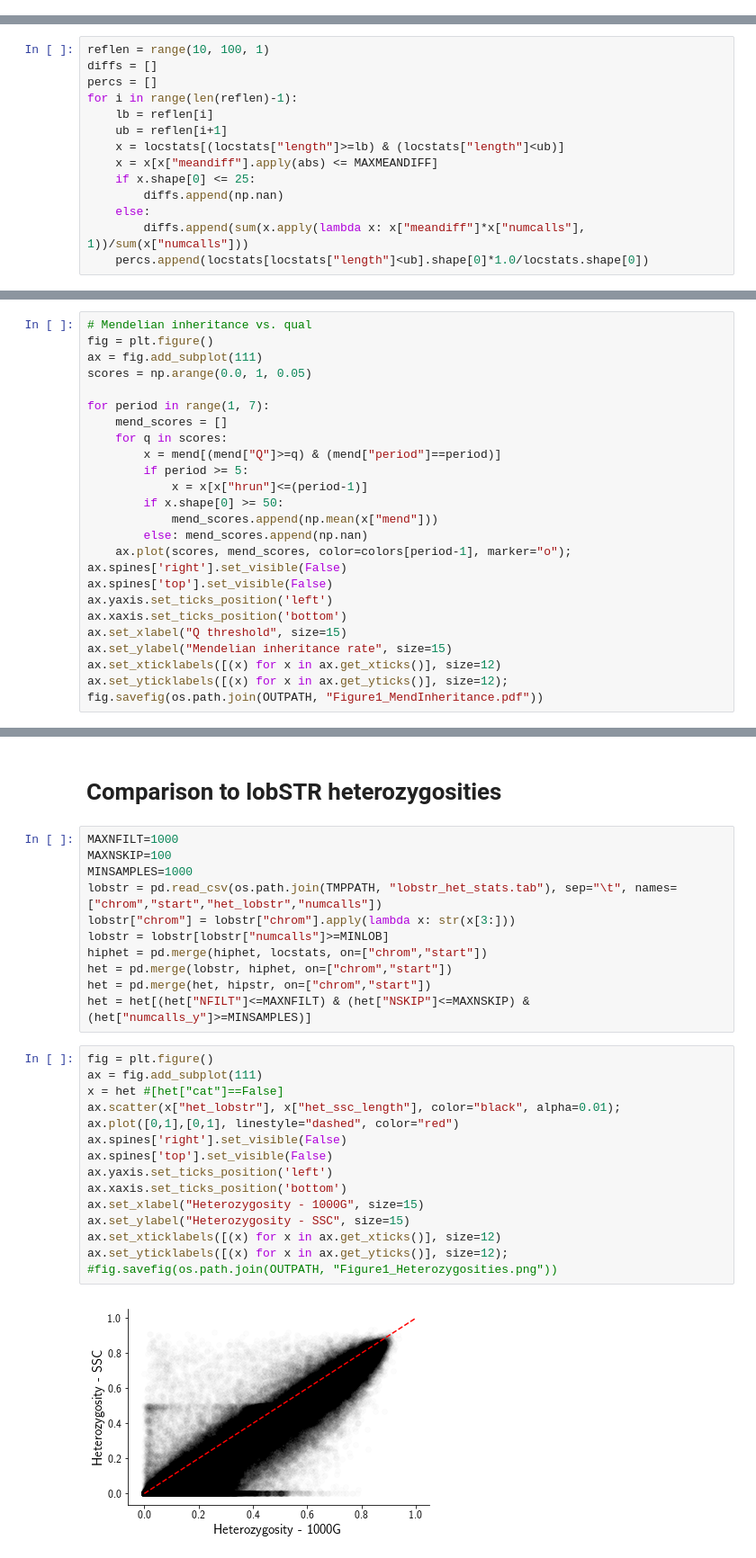
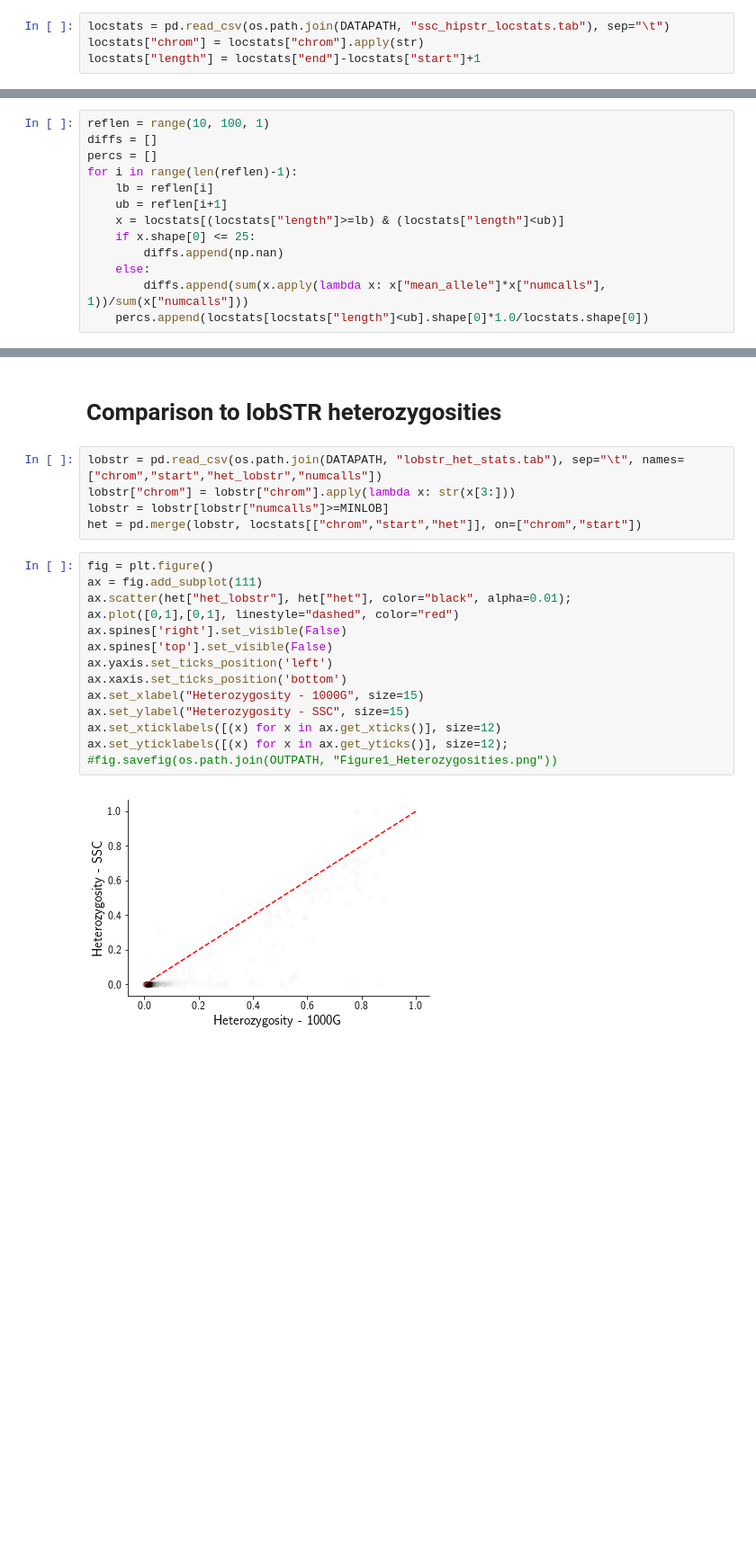
Before and after one commit to gymreklab/ssc-imputation, a Jupyter notebook: haplotype_paper/Figures/Figure1_SSCCallset.ipynb, the cells around one changed output, grey strips where cells are left out. Shown at 90% size. Drawn from its saved outputs; the diff is of its cells as text; blank space fills up the shorter version.

Commit message:
updating figure 1 notebook

```diff
--- a/haplotype_paper/Figures/Figure1_SSCCallset.ipynb
+++ b/haplotype_paper/Figures/Figure1_SSCCallset.ipynb
@@ -47 +32,5 @@ locstats = pd.merge(hrun[["chrom","start","hrun"]], locstats, on=["chrom","start
+# %%
+locstats = pd.read_csv(os.path.join(DATAPATH, "ssc_hipstr_locstats.tab"), sep="\t")
+locstats["chrom"] = locstats["chrom"].apply(str)
+locstats["length"] = locstats["end"]-locstats["start"]+1
 # %%
@@ -150,11 +77,10 @@ for i in range(len(reflen)-1):
     lb = reflen[i]
     ub = reflen[i+1]
     x = locstats[(locstats["length"]>=lb) & (locstats["length"]<ub)]
-    x = x[x["meandiff"].apply(abs) <= MAXMEANDIFF]
     if x.shape[0] <= 25:
         diffs.append(np.nan)
     else:
-        diffs.append(sum(x.apply(lambda x: x["meandiff"]*x["numcalls"], 1))/sum(x["numcalls"]))
+        diffs.append(sum(x.apply(lambda x: x["mean_allele"]*x["numcalls"], 1))/sum(x["numcalls"]))
     percs.append(locstats[locstats["length"]<ub].shape[0]*1.0/locstats.shape[0])
 # %%
 xmax = 100
@@ -259,25 +150,0 @@ ax.set_yticklabels([(x) for x in ax.get_yticks()], size=12);
-# %%
-# Mendelian inheritance vs. qual
-fig = plt.figure()
-ax = fig.add_subplot(111)
-scores = np.arange(0.0, 1, 0.05)
-
-for period in range(1, 7):
-    mend_scores = []
-    for q in scores:
-        x = mend[(mend["Q"]>=q) & (mend["period"]==period)]
-        if period >= 5:
-            x = x[x["hrun"]<=(period-1)]
-        if x.shape[0] >= 50:
-            mend_scores.append(np.mean(x["mend"]))
-        else: mend_scores.append(np.nan)
-    ax.plot(scores, mend_scores, color=colors[period-1], marker="o");
-ax.spines['right'].set_visible(False)
-ax.spines['top'].set_visible(False)
-ax.yaxis.set_ticks_position('left')
-ax.xaxis.set_ticks_position('bottom')
-ax.set_xlabel("Q threshold", size=15)
-ax.set_ylabel("Mendelian inheritance rate", size=15)
-ax.set_xticklabels([(x) for x in ax.get_xticks()], size=12)
-ax.set_yticklabels([(x) for x in ax.get_yticks()], size=12);
-fig.savefig(os.path.join(OUTPATH, "Figure1_MendInheritance.pdf"))
@@ -286,30 +151,23 @@ fig.savefig(os.path.join(OUTPATH, "Figure1_MendInheritance.pdf"))
 # %% [markdown]
 # Comparison to lobSTR heterozygosities
 # %%
-MAXNFILT=1000
-MAXNSKIP=100
-MINSAMPLES=1000
-lobstr = pd.read_csv(os.path.join(TMPPATH, "lobstr_het_stats.tab"), sep="\t", names=["chrom","start","het_lobstr","numcalls"])
+lobstr = pd.read_csv(os.path.join(DATAPATH, "lobstr_het_stats.tab"), sep="\t", names=["chrom","start","het_lobstr","numcalls"])
 lobstr["chrom"] = lobstr["chrom"].apply(lambda x: str(x[3:]))
 lobstr = lobstr[lobstr["numcalls"]>=MINLOB]
-hiphet = pd.merge(hiphet, locstats, on=["chrom","start"])
-het = pd.merge(lobstr, hiphet, on=["chrom","start"])
-het = pd.merge(het, hipstr, on=["chrom","start"])
-het = het[(het["NFILT"]<=MAXNFILT) & (het["NSKIP"]<=MAXNSKIP) & (het["numcalls_y"]>=MINSAMPLES)]
+het = pd.merge(lobstr, locstats[["chrom","start","het"]], on=["chrom","start"])
 # %%
 fig = plt.figure()
 ax = fig.add_subplot(111)
-x = het #[het["cat"]==False]
-ax.scatter(x["het_lobstr"], x["het_ssc_length"], color="black", alpha=0.01);
+ax.scatter(het["het_lobstr"], het["het"], color="black", alpha=0.01);
 ax.plot([0,1],[0,1], linestyle="dashed", color="red")
 ax.spines['right'].set_visible(False)
 ax.spines['top'].set_visible(False)
 ax.yaxis.set_ticks_position('left')
 ax.xaxis.set_ticks_position('bottom')
 ax.set_xlabel("Heterozygosity - 1000G", size=15)
 ax.set_ylabel("Heterozygosity - SSC", size=15)
 ax.set_xticklabels([(x) for x in ax.get_xticks()], size=12)
 ax.set_yticklabels([(x) for x in ax.get_yticks()], size=12);
 #fig.savefig(os.path.join(OUTPATH, "Figure1_Heterozygosities.png"))
 # %% [output]
-[figure, old version]
+[figure, new version]
```
Also changed, not shown: parts of 25 cells of this notebook.
